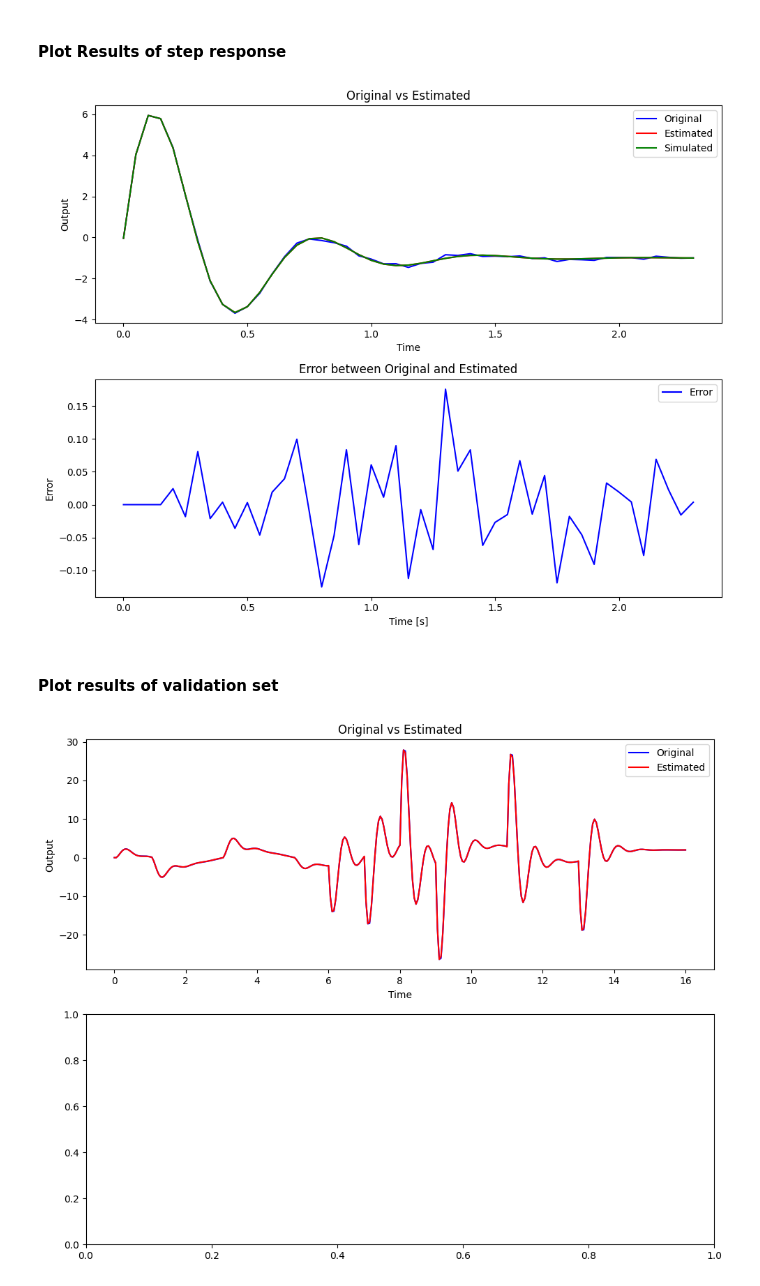
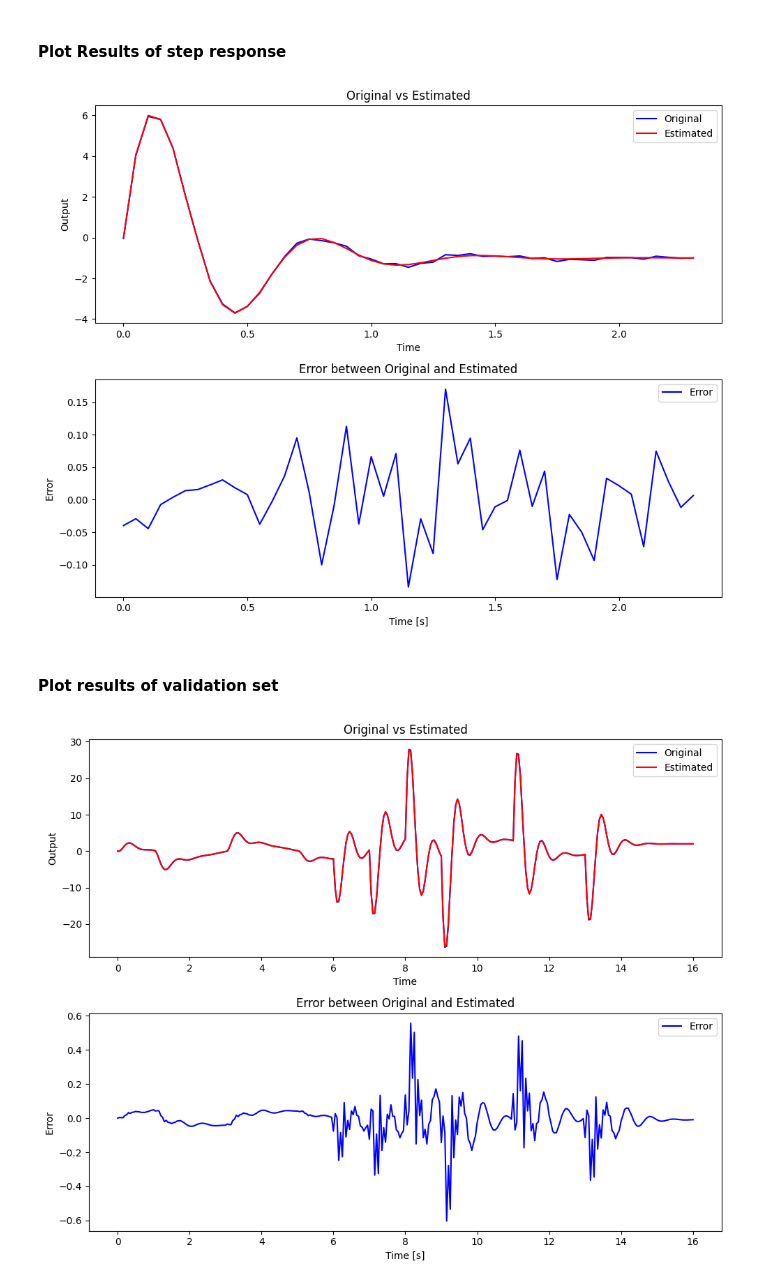
Before and after one commit to MatzeLopi/KIT-2243070, a Jupyter notebook: Exercises/ex1.ipynb, the cells around one changed output. Saved outputs shown, nothing was run; the diff lists cells and outputs as text; code cells hidden in the pictures.

```diff
--- a/Exercises/ex1.ipynb
+++ b/Exercises/ex1.ipynb
@@ -47,7 +46,7 @@ __function_workspace__
 # %%
 t2 = [e[0] for e in mat_1.get("t2").T]
 u2 = [e[0] for e in mat_1.get("u2")]
-y2 = [e[0] for e in mat_1.get("y2")]
+y2 = jnp.array([e[0] for e in mat_1.get("y2")])
 
 plt.figure(figsize=(10, 5))
 plt.plot(t2,u2, label="Input")
@@ -61,7 +60,7 @@ plt.show()
 p = mat_2.get("p")
 t = [e[0] for e in mat_2.get("t")]
 u = [e[0] for e in mat_2.get("u")]
-y = [e[0] for e in mat_2.get("y")]
+y = jnp.array([e[0] for e in mat_2.get("y")])
 
 plt.figure(figsize=(10, 5))
 plt.plot(t,u, label="Input")
@@ -110,0 +90,2 @@ dt = 0.05
+# %%
+p_opt, loss, na,nb = arx.optimize(y_jax, u_jax, (1,10),(1,10))
@@ -110,0 +110,8 @@ dt = 0.05
+# %%
+display(na, nb)
+
+u = jnp.ones((y_jax.shape[0],))
+y_test = arx.simulate(jnp.array([0]),u,NA,NB,p_hat)
+y_opt = arx.simulate(jnp.array([0]),u,na,nb,p_opt)
+
+y2_out = arx.simulate(jnp.array([0]),u2_jax,na,nb,p_opt)
@@ -114,14 +124,13 @@ dt = 0.05
 fig, ax = plt.subplots(2,1,figsize=(10, 8))
 
 ax[0].plot(t, y, 'b-', label='Original')
-ax[0].plot(t, y_test, 'r-', label='Estimated')
-ax[0].plot(t, y_out_arx, 'g-', label='Simulated')
+ax[0].plot(t, y_opt, 'r-', label='Estimated')
 ax[0].legend()
 ax[0].set_xlabel('Time')
 ax[0].set_ylabel('Output')
 ax[0].set_title('Original vs Estimated')
 
-ax[1].plot(t, (y - y_test), 'b-', label='Error')
+ax[1].plot(t, (y - y_opt), 'b-', label='Error')
 ax[1].legend()
 ax[1].set_xlabel('Time [s]')
 ax[1].set_ylabel('Error')
@@ -129,25 +138,25 @@ ax[1].set_title('Error between Original and Estimated')
 plt.tight_layout()
 plt.show()
 # %% [output]
-[figure, old version]
+[figure, new version]
 # %% [markdown]
 #### Plot results of validation set
 # %%
 fig, axs = plt.subplots(2, 1, figsize=(10, 8))
 
 axs[0].plot(t2, y2, 'b-', label='Original')
-axs[0].plot(t2, y_out, 'r-', label='Estimated')
+axs[0].plot(t2, y2_out, 'r-', label='Estimated')
 axs[0].legend()
 axs[0].set_xlabel('Time')
 axs[0].set_ylabel('Output')
 axs[0].set_title('Original vs Estimated')
 
-axs[1].plot(t, (y2 - y_out), 'b-', label='Error')
+axs[1].plot(t2, (y2 - y2_out) , 'b-', label='Error')
 axs[1].legend()
 axs[1].set_xlabel('Time [s]')
 axs[1].set_ylabel('Error')
 axs[1].set_title('Error between Original and Estimated')
 plt.tight_layout()
 plt.show()
 # %% [output]
-[figure, old version]
+[figure, new version]
```
Also changed, not shown: parts of 6 cells of this notebook, 14 other files.
